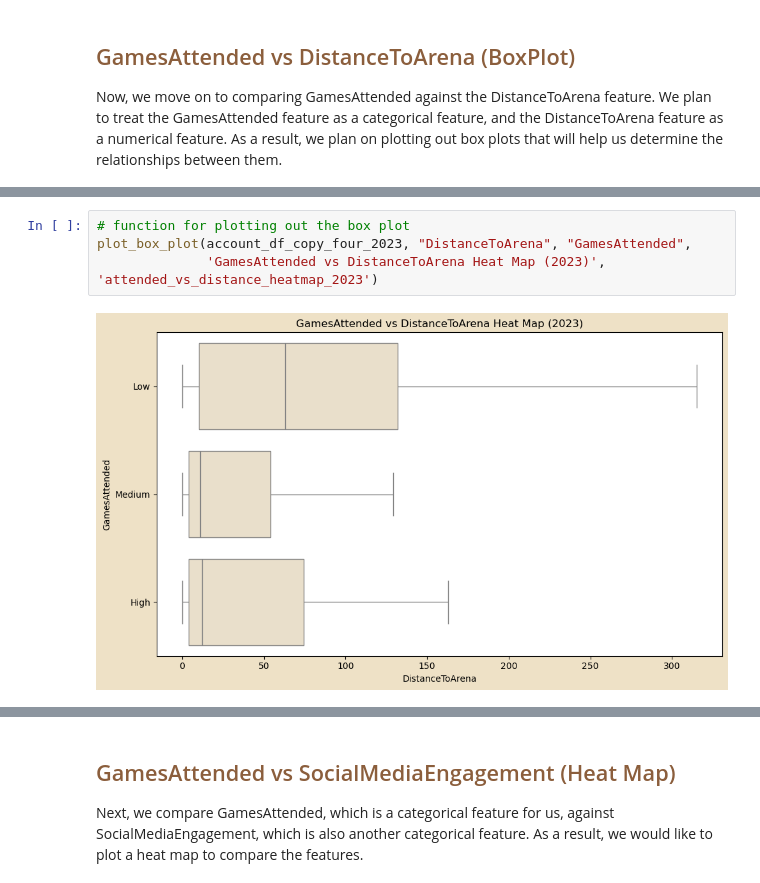
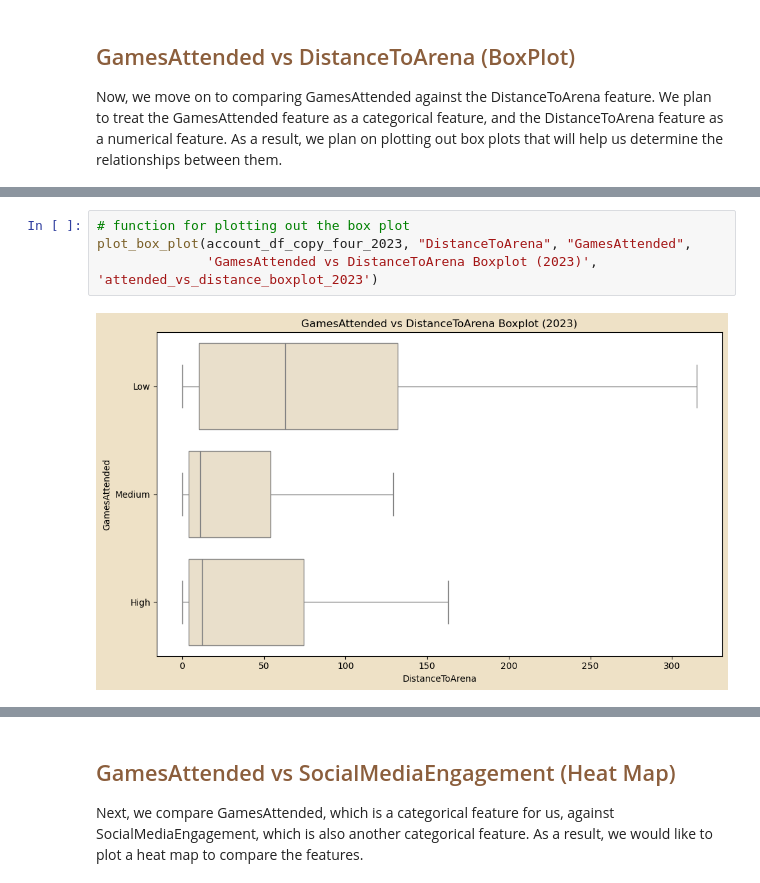
Before and after one commit to chowdhuryj-github/BucksFanExperience, a Jupyter notebook: BucksDataVisualization/DataVisualizationSalvin.ipynb, the cells around one changed output, grey strips where cells are left out. Saved outputs shown, nothing was run; the diff lists cells and outputs as text.

```diff
--- a/BucksDataVisualization/DataVisualizationSalvin.ipynb
+++ b/BucksDataVisualization/DataVisualizationSalvin.ipynb
@@ -1482,9 +1482,9 @@ account_df_copy_four_2024.head(3)
 # %%
 # function for plotting out the box plot
 plot_box_plot(account_df_copy_four_2023, "DistanceToArena", "GamesAttended",
-              'GamesAttended vs DistanceToArena Heat Map (2023)', 'attended_vs_distance_heatmap_2023')
+              'GamesAttended vs DistanceToArena Boxplot (2023)', 'attended_vs_distance_boxplot_2023')
 # %% [output]
-[figure, old version]
+[figure, new version]
 # %%
 # function for plotting out the box plot
 plot_box_plot(account_df_copy_four_2024, "DistanceToArena", "GamesAttended",
```
Also changed, not shown: parts of 9 cells of this notebook, 6 other files.
